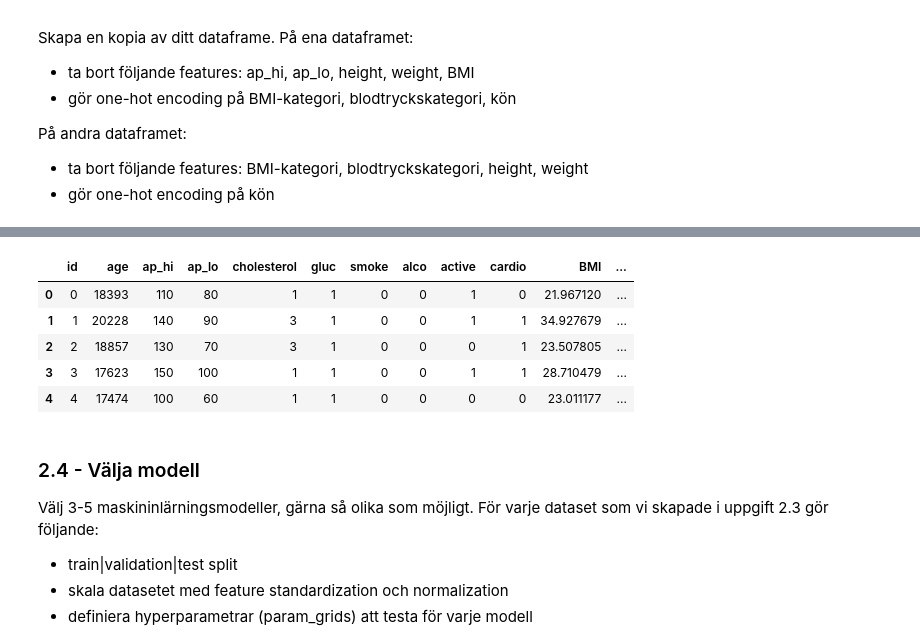
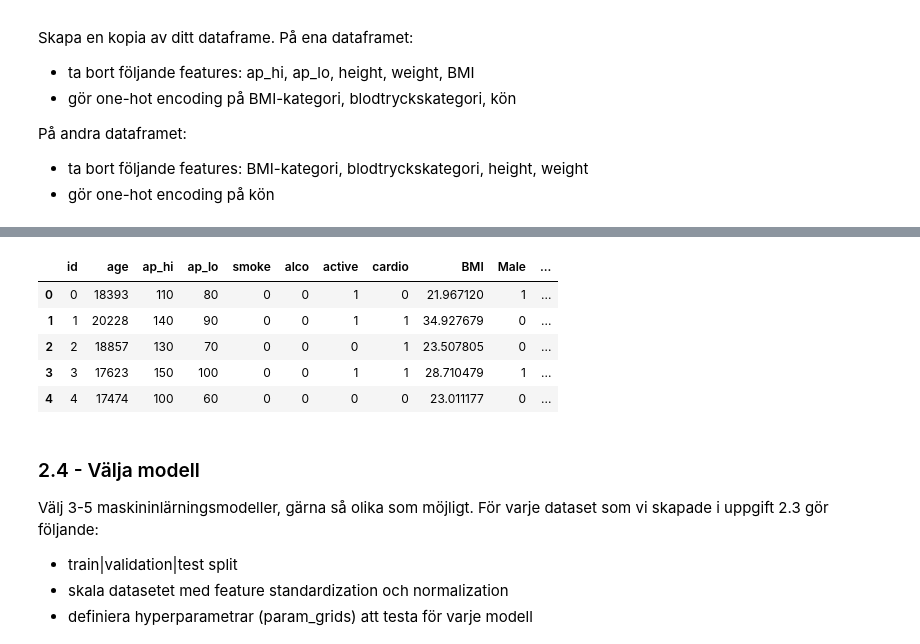
Before and after one commit to Anna-MariaSjolund/Machine-learning, a Jupyter notebook: labs/lab_disease_prediction.ipynb, the cells around one changed output, grey strips where cells are left out. Saved outputs shown, nothing was run; the diff lists cells and outputs as text; code cells hidden in the pictures.

```diff
--- a/labs/lab_disease_prediction.ipynb
+++ b/labs/lab_disease_prediction.ipynb
@@ -741,16 +745,23 @@ Index(['id', 'age', 'cholesterol', 'gluc', 'smoke', 'alco', 'active', 'cardio',
       dtype='object')
 # %%
-df_cardio_continuous = pd.get_dummies(df_cardio, columns = ["gender"], drop_first=True)
-df_cardio_continuous = df_cardio_continuous.rename({"gender_2": "Male"}, axis=1)
+df_cardio_continuous = pd.get_dummies(df_cardio, columns = ["gender", "cholesterol", "gluc"], drop_first=True)
+df_cardio_continuous = df_cardio_continuous.rename({
+                                                    "gender_2": "Male",
+                                                    "cholesterol_2" : "cholesterol_above_normal",
+                                                    "cholesterol_3" : "cholesterol_well_above_normal",
+                                                    "gluc_2" : "gluc_above_normal",
+                                                    "gluc_3" : "gluc_well_above_normal",
+                                                    }, axis=1)
 df_cardio_continuous = df_cardio_continuous.drop(["BMI_category", "BP_category", "height", "weight"], axis=1)
+
 df_cardio_continuous.head(5)
 # %% [output]
-|  | id | age | ap_hi | ap_lo | cholesterol | gluc | smoke | alco | active | cardio | BMI | ... |
-| 0 | 0 | 18393 | 110 | 80 | 1 | 1 | 0 | 0 | 1 | 0 | 21.967120 | ... |
-| 1 | 1 | 20228 | 140 | 90 | 3 | 1 | 0 | 0 | 1 | 1 | 34.927679 | ... |
-| 2 | 2 | 18857 | 130 | 70 | 3 | 1 | 0 | 0 | 0 | 1 | 23.507805 | ... |
-| 3 | 3 | 17623 | 150 | 100 | 1 | 1 | 0 | 0 | 1 | 1 | 28.710479 | ... |
-| 4 | 4 | 17474 | 100 | 60 | 1 | 1 | 0 | 0 | 0 | 0 | 23.011177 | ... |
+|  | id | age | ap_hi | ap_lo | smoke | alco | active | cardio | BMI | Male | ... |
+| 0 | 0 | 18393 | 110 | 80 | 0 | 0 | 1 | 0 | 21.967120 | 1 | ... |
+| 1 | 1 | 20228 | 140 | 90 | 0 | 0 | 1 | 1 | 34.927679 | 0 | ... |
+| 2 | 2 | 18857 | 130 | 70 | 0 | 0 | 0 | 1 | 23.507805 | 0 | ... |
+| 3 | 3 | 17623 | 150 | 100 | 0 | 0 | 1 | 1 | 28.710479 | 1 | ... |
+| 4 | 4 | 17474 | 100 | 60 | 0 | 0 | 0 | 0 | 23.011177 | 0 | ... |
 # %% [markdown]
 ### 2.4 - Välja modell
 Välj 3-5 maskininlärningsmodeller, gärna så olika som möjligt. För varje dataset som vi skapade i uppgift 2.3
```
Also changed, not shown: parts of 25 cells of this notebook.
